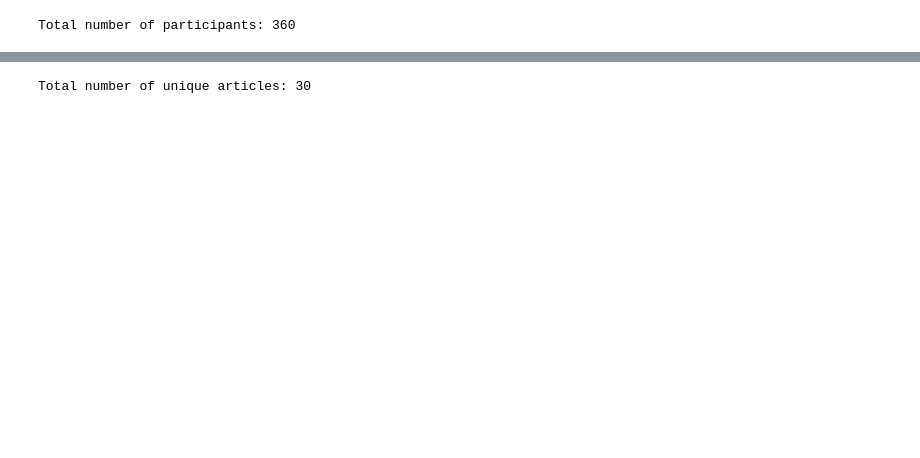
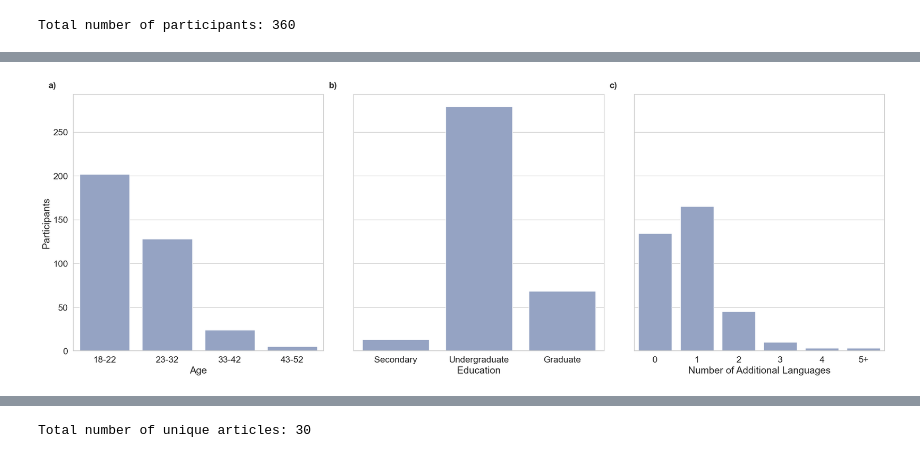
Before and after one commit to lacclab/OneStop-Eye-Movements, a Jupyter notebook: src/analyses.ipynb, the cells around one changed output, grey strips where cells are left out. Drawn from its saved outputs; the diff is of its cells as text; code cells hidden in the pictures; blank space fills up the shorter version.

```diff
--- a/src/analyses.ipynb
+++ b/src/analyses.ipynb
@@ -37,6 +18,6 @@ Percentage of Validation Errors Over 0.3: 8.9%
 # %%
-data = utils.load_df(config.FULL_REPORT_PATH)
-dat = utils.load_df(config.ALL_DAT_FILES)
+QUESTIONNAIRE = utils.load_json(config.QUESTIONNAIRE_PATH)
+SESSION_SUMMARY = utils.load_df(config.SESSION_SUMMARY_PATH)
 # %%
 IA_P = utils.load_df(config.IA_P_PATH)
 IA_Q = utils.load_df(config.IA_Q_PATH)
@@ -52,2 +55,5 @@ print(f"Total number of participants: {len(data)}")
 # %% [output]
 Total number of participants: 360
+# %%
+# Questionnaire json to dataframe filled missing values with NaN
+questionnaire_df = pd.DataFrame(QUESTIONNAIRE)
@@ -53,0 +161,76 @@ Total number of participants: 360
+# %%
+# Create Figure 1: Demographics
+sns.set_context("paper", font_scale=2)
+sns.set_theme(font_scale=1.5, style="whitegrid")
+fig_colors = "#8da0cb"  # "#a1c9f4"
+fig, axes = plt.subplots(nrows=1, ncols=3, figsize=(22, 8), sharey="row")
+sns.set_style("whitegrid")
+
+# Plot 1: Countplot for Age
+age_bins = [18, 22, 32, 42, 52]
+age_labels = ["18-22", "23-32", "33-42", "43-52"]
+data = questionnaire_df.copy()
+data["age_category"] = pd.cut(data["Age"], bins=age_bins, labels=age_labels, right=False)
+sns.countplot(data=data, x="age_category", color=fig_colors, ax=axes[0], order=age_labels)
+axes[0].set(ylabel="Participants")
+axes[0].set(xlabel="Age")
+
+# Plot 2: Countplot for Level of Education
+education_order = ["secondary", "college", "postgrad"]
+education_labels = ["Secondary", "Undergraduate", "Graduate"]
+sns.countplot(data=data, x="Education Level", color=fig_colors, ax=axes[1], order=education_order)
+axes[1].set(xticklabels=education_labels)
+axes[1].set(ylabel="")
+axes[1].set(xlabel="Education")
+
+# Plot 3: Barplot for Number of Additional Languages
+add_lang_labels = ["0", "1", "2", "3", "4", "5+"]
+axes[2] = sns.barplot(
+    x=list(num_of_lang_plus_5.keys()),
+    y=list(num_of_lang_plus_5.values()),
+    color=fig_colors,
+    ax=axes[2],
+)
+axes[2].set(ylabel="")
+axes[2].set(xlabel="Number of Additional Languages")
+axes[2].set(xticklabels=add_lang_labels)
+
+# Add labels (a, b, c) to each subplot
+axes[0].text(
+    -0.1,
+    1.05,
+    "a)",
+    transform=axes[0].transAxes,
+    fontsize=16,
+    fontweight="bold",
+    va="top",
+)
+axes[1].text(
+    -0.1,
+    1.05,
+    "b)",
+    transform=axes[1].transAxes,
+    fontsize=16,
+    fontweight="bold",
+    va="top",
+)
+axes[2].text(
+    -0.1,
+    1.05,
+    "c)",
+    transform=axes[2].transAxes,
+    fontsize=16,
+    fontweight="bold",
+    va="top",
+)
+
+# Adjust layout
+plt.tight_layout()
+
+# Save the plot as pdf
+plt.savefig(fig_save_path / "demographics.pdf")
+
+# Show the plot
+plt.show()
+# %% [output]
+[figure, new version]
```
Also changed, not shown: parts of 68 cells of this notebook, 5 other files.
